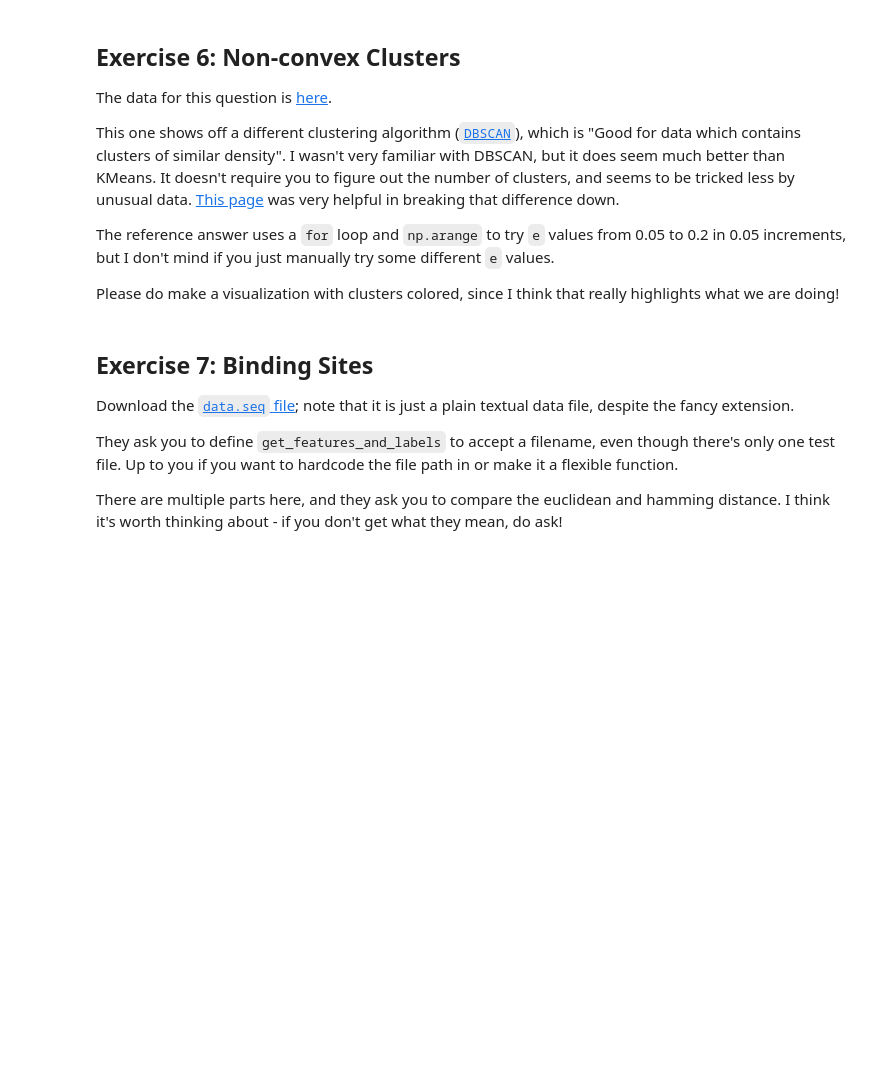
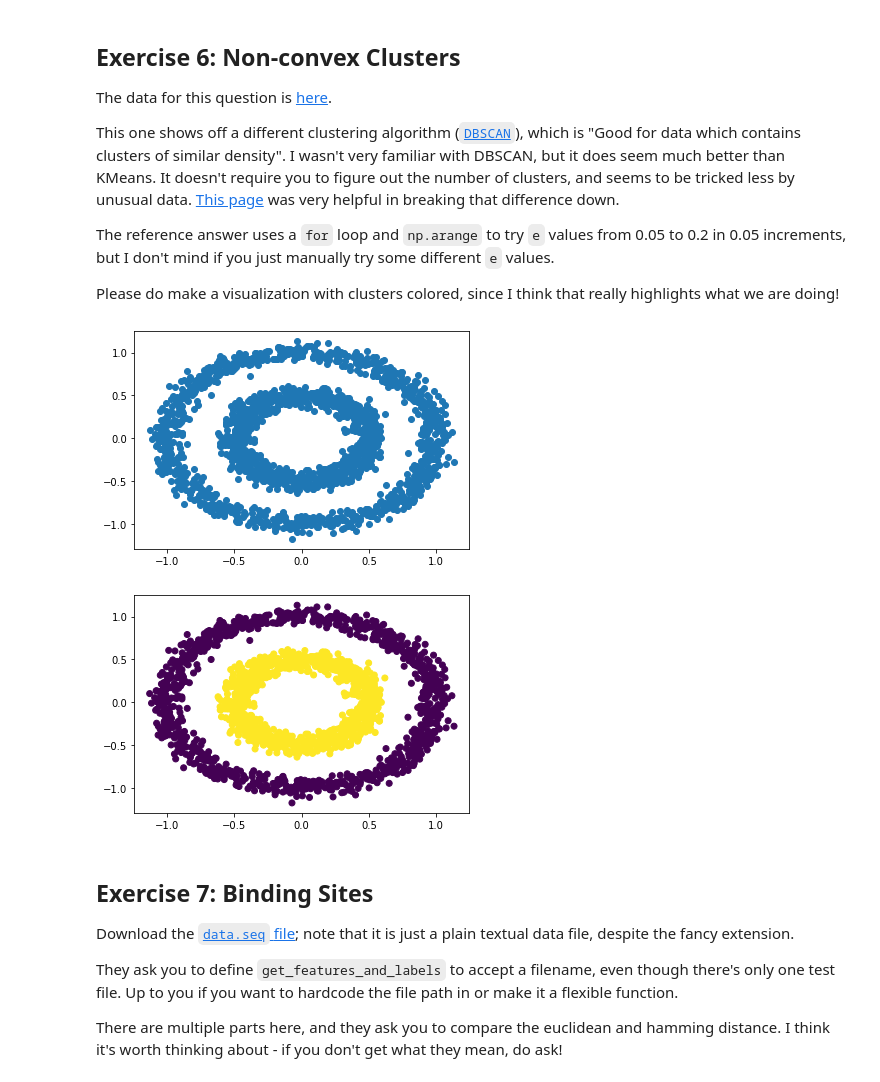
Before and after one commit to annapoliswu/CISC367, a Jupyter notebook: day19machineLearning/ml_exercises.ipynb, the cells around one changed output. Cells and saved outputs as stored; diff of their text form; code cells hidden in the pictures; blank space fills up the shorter version.

Commit message:
ml clustering

```diff
--- a/day19machineLearning/ml_exercises.ipynb
+++ b/day19machineLearning/ml_exercises.ipynb
@@ -307,6 +339,23 @@ This one shows off a different clustering algorithm ([`DBSCAN`](https://scikit-l
 The reference answer uses a `for` loop and `np.arange` to try `e` values from 0.05 to 0.2 in 0.05 increments, but I don't mind if you just manually try some different `e` values.
 
 Please do make a visualization with clusters colored, since I think that really highlights what we are doing!
+# %%
+from sklearn.cluster import DBSCAN
+
+df = pd.read_csv("data.tsv", sep="\t")
+X = df[["X1", "X2"]]
+y = df["y"]
+
+plt.scatter(X[["X1"]], X[["X2"]])
+plt.show()
+
+model = DBSCAN(eps=0.15) #0.15 works best
+model.fit(X)
+plt.scatter(X[["X1"]], X[["X2"]], c=model.labels_)
+plt.show()
+# %% [output]
+[figure, added]
+[figure, added]
 # %% [markdown]
 ## Exercise 7: Binding Sites
 
```
Also changed, not shown: parts of 3 cells of this notebook, 2 other files.
